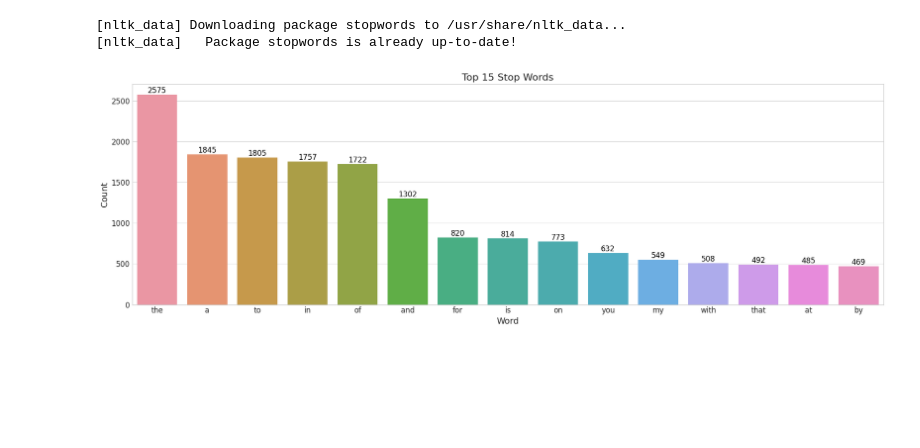
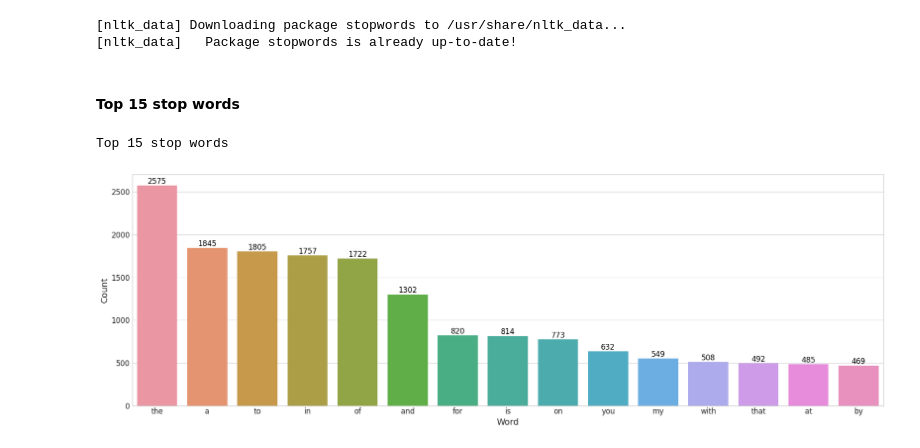
Before and after one commit to dibkb/mnist, a Jupyter notebook: disaster-tweets.ipynb, the cells around one changed output. Drawn from its saved outputs; the diff is of its cells as text; code cells hidden in the pictures; blank space fills up the shorter version.

```diff
--- a/disaster-tweets.ipynb
+++ b/disaster-tweets.ipynb
@@ -208,8 +208,11 @@ corpus=[word for i in text for word in i]
 
 from collections import defaultdict
 dic=defaultdict(int)
+non_dic=defaultdict(int)
 for word in corpus:
     if word in stop:
         dic[word]+=1
+    if word not in stop:
+        non_dic[word]+=1
 # %%
 stop_words_cnt = pd.DataFrame(list(dic.items()), columns=['word', 'count'])
@@ -216,24 +220,27 @@ stop_words_cnt = pd.DataFrame(list(dic.items()), columns=['word', 'count'])
 # %%
-stop_words_cnt = stop_words_cnt.sort_values(by='count', ascending=False)[:15]
+def plotwords(df,cnt=15):
+    df = df.sort_values(by='count', ascending=False)[:cnt]
+    plt.figure(figsize=(18, 6))
+    sns.barplot(x='word', y='count', data=df)
+    # Add labels to the bars
+    ax = plt.gca()
+    for p in ax.patches:
+        ax.text(p.get_x() + p.get_width() / 2., p.get_height(), '%d' % int(p.get_height()),
+                fontsize=12, color='black', ha='center', va='bottom')
 
-plt.figure(figsize=(18, 6))
-sns.barplot(x='word', y='count', data=stop_words_cnt)
+    # Customize plot
+    plt.xlabel('Word', fontsize=14)
+    plt.ylabel('Count', fontsize=14)
+    plt.xticks(fontsize=12)
+    plt.yticks(fontsize=12)
 
-# Add labels to the bars
-ax = plt.gca()
-for p in ax.patches:
-    ax.text(p.get_x() + p.get_width() / 2., p.get_height(), '%d' % int(p.get_height()),
-            fontsize=12, color='black', ha='center', va='bottom')
-
-# Customize plot
-plt.xlabel('Word', fontsize=14)
-plt.ylabel('Count', fontsize=14)
-plt.title('Top 15 Stop Words', fontsize=16)
-plt.xticks(fontsize=12)
-plt.yticks(fontsize=12)
-
-# Show plot
-plt.tight_layout()
-plt.show()
+    # Show plot
+    plt.tight_layout()
+    plt.show()
-# %% [output]
-[figure, removed]
+# %% [markdown]
+#### Top 15 stop words
+# %%
+plotwords(stop_words_cnt)
+# %% [output]
+Top 15 stop words
+[figure, added]
```
Also changed, not shown: parts of 3 cells of this notebook.
